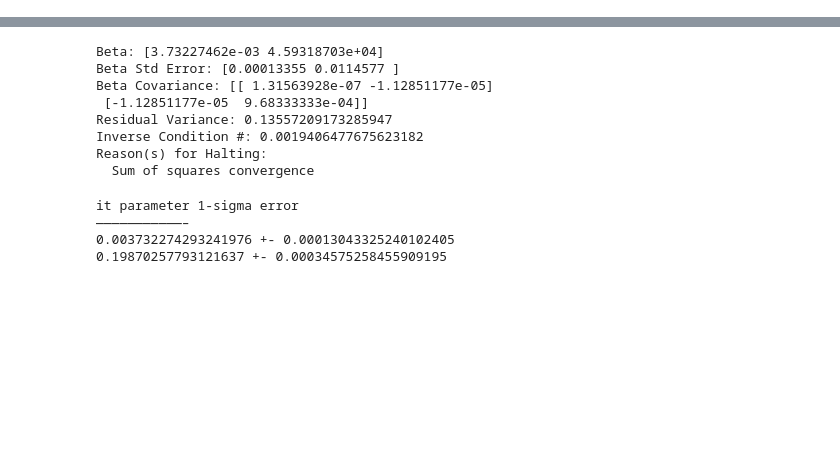
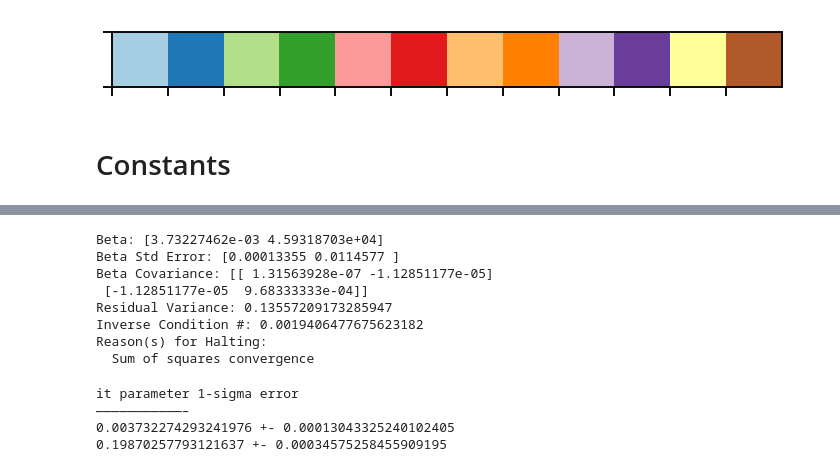
Before and after one commit to rogding/phd_thesis, a Jupyter notebook: chapters/fermion_spectroscopy/calculations/sr_ionization_limits.ipynb, the cells around one changed output, grey strips where cells are left out. Saved outputs shown, nothing was run; the diff lists cells and outputs as text; code cells hidden in the pictures; blank space fills up the shorter version.

```diff
--- a/chapters/fermion_spectroscopy/calculations/sr_ionization_limits.ipynb
+++ b/chapters/fermion_spectroscopy/calculations/sr_ionization_limits.ipynb
@@ -8,0 +12,18 @@ import matplotlib.pyplot as plt
+# %%
+# To use LaTeX and select Helvetica as the default font, without editing matplotlibrc use:
+from matplotlib import rc
+rc('font',**{'family':'sans-serif','sans-serif':['Helvetica']})
+## for Palatino and other serif fonts use:
+#rc('font',**{'family':'serif','serif':['Palatino']})
+rc('text', usetex=True)
+
+plt.rc('text', usetex=True)
+plt.rc('text.latex', preamble=r'\usepackage{physics}')
+plt.rc('font', family='serif')
+# %%
+sns.set_context('talk')
+sns.palplot(sns.color_palette("Paired"))
+# %% [output]
+[figure, added]
+# %% [markdown]
+# Constants
```
Also changed, not shown: parts of 11 cells of this notebook, 3 other files.
